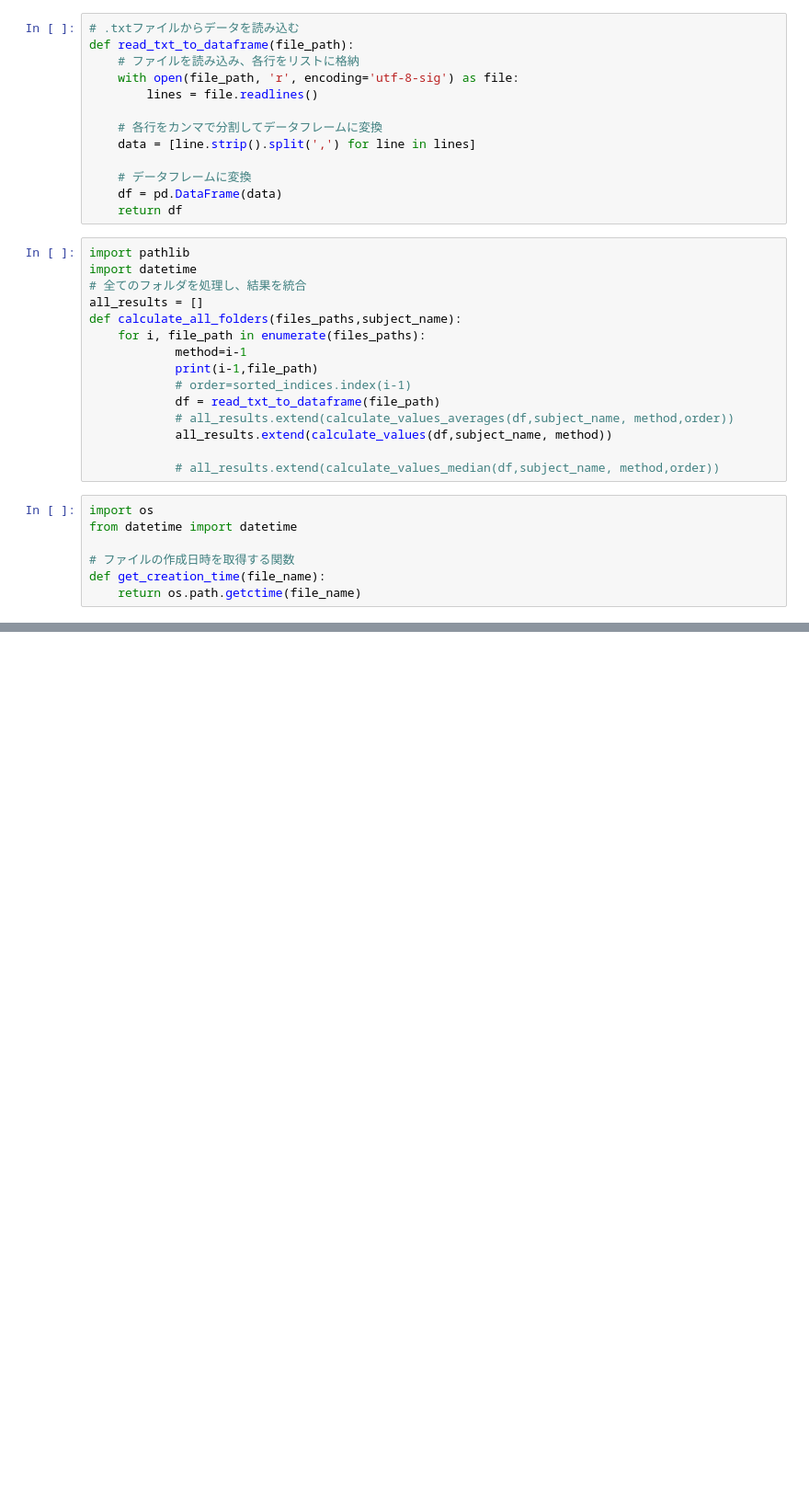
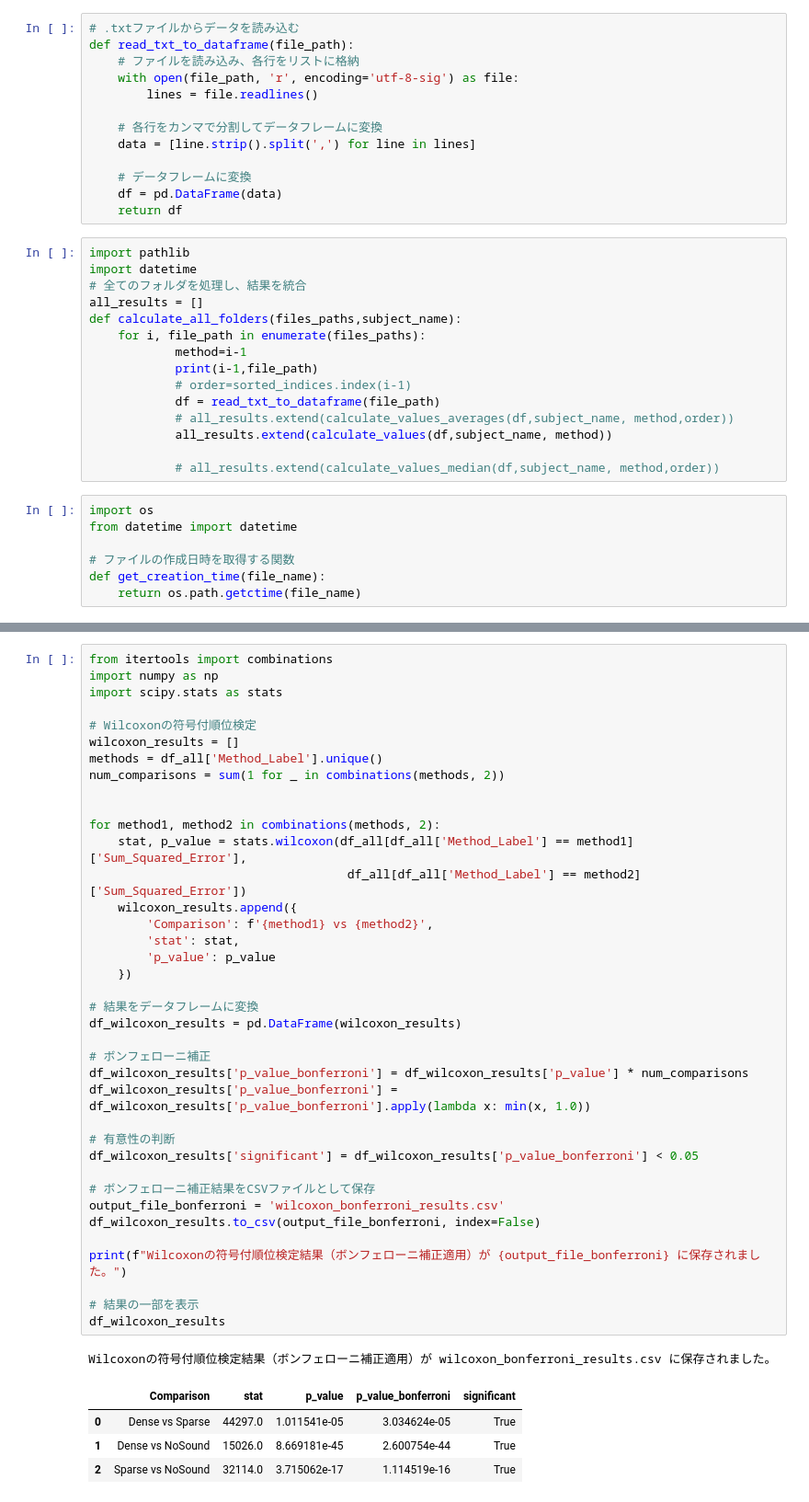
Before and after one commit to takaharayota531/poster-exp-analysis, a Jupyter notebook: 本予備実験3/main-exp3-all-001.ipynb, the cells around one changed output, grey strips where cells are left out. Shown at 92% size. Drawn from its saved outputs; the diff is of its cells as text; blank space fills up the shorter version.

```diff
--- a/本予備実験3/main-exp3-all-001.ipynb
+++ b/本予備実験3/main-exp3-all-001.ipynb
@@ -297,0 +310,44 @@ plt.show()
+# %%
+from itertools import combinations
+import numpy as np
+import scipy.stats as stats
+
+# Wilcoxonの符号付順位検定
+wilcoxon_results = []
+methods = df_all['Method_Label'].unique()
+num_comparisons = sum(1 for _ in combinations(methods, 2))
+
+
+for method1, method2 in combinations(methods, 2):
+    stat, p_value = stats.wilcoxon(df_all[df_all['Method_Label'] == method1]['Sum_Squared_Error'],
+                                    df_all[df_all['Method_Label'] == method2]['Sum_Squared_Error'])
+    wilcoxon_results.append({
+        'Comparison': f'{method1} vs {method2}',
+        'stat': stat,
+        'p_value': p_value
+    })
+
+# 結果をデータフレームに変換
+df_wilcoxon_results = pd.DataFrame(wilcoxon_results)
+
+# ボンフェローニ補正
+df_wilcoxon_results['p_value_bonferroni'] = df_wilcoxon_results['p_value'] * num_comparisons
+df_wilcoxon_results['p_value_bonferroni'] = df_wilcoxon_results['p_value_bonferroni'].apply(lambda x: min(x, 1.0))
+
+# 有意性の判断
+df_wilcoxon_results['significant'] = df_wilcoxon_results['p_value_bonferroni'] < 0.05
+
+# ボンフェローニ補正結果をCSVファイルとして保存
+output_file_bonferroni = 'wilcoxon_bonferroni_results.csv'
+df_wilcoxon_results.to_csv(output_file_bonferroni, index=False)
+
+print(f"Wilcoxonの符号付順位検定結果（ボンフェローニ補正適用）が {output_file_bonferroni} に保存されました。")
+
+# 結果の一部を表示
+df_wilcoxon_results
+# %% [output]
+Wilcoxonの符号付順位検定結果（ボンフェローニ補正適用）が wilcoxon_bonferroni_results.csv に保存されました。
+|  | Comparison | stat | p_value | p_value_bonferroni | significant |
+| 0 | Dense vs Sparse | 44297.0 | 1.011541e-05 | 3.034624e-05 | True |
+| 1 | Dense vs NoSound | 15026.0 | 8.669181e-45 | 2.600754e-44 | True |
+| 2 | Sparse vs NoSound | 32114.0 | 3.715062e-17 | 1.114519e-16 | True |
```
Also changed, not shown: parts of 3 cells of this notebook, 5 other files.
